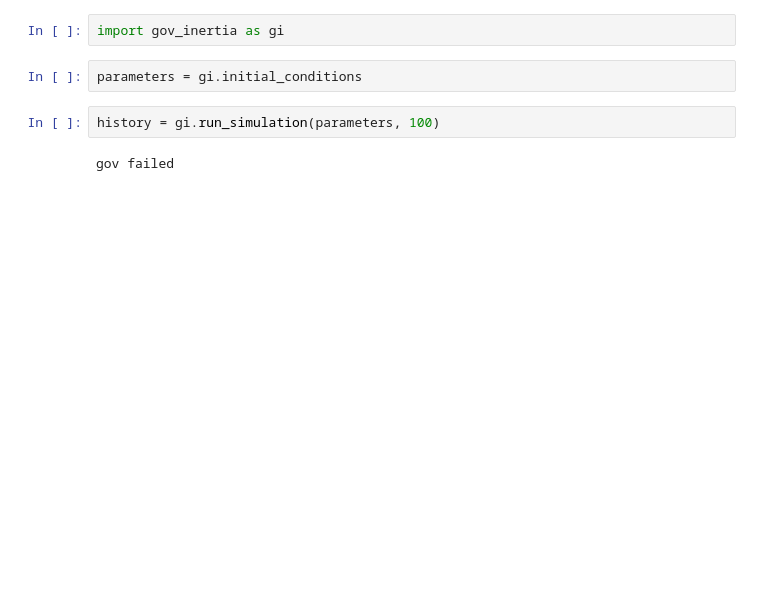
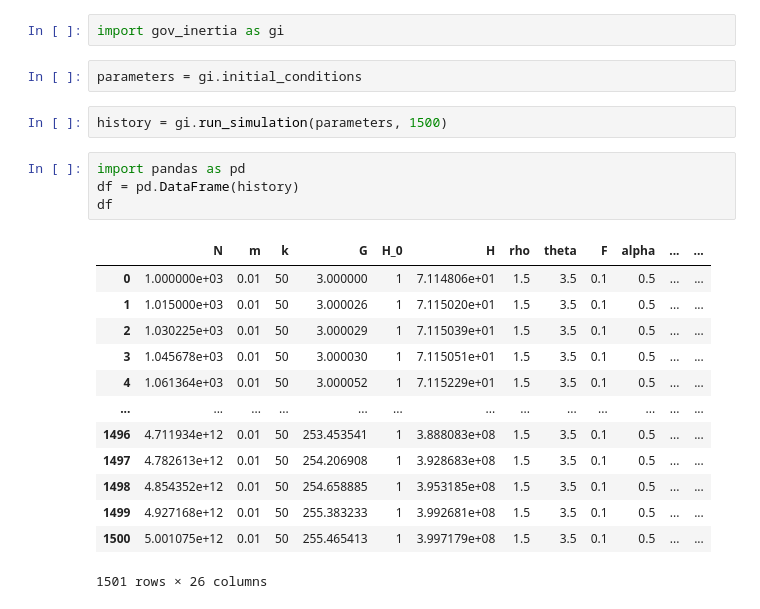
Before and after one commit to simonhansedasi/gov_inertia, a Jupyter notebook: run_simulation.ipynb, the cells around one changed output. Saved outputs shown, nothing was run; the diff lists cells and outputs as text; blank space fills up the shorter version.

```diff
--- a/run_simulation.ipynb
+++ b/run_simulation.ipynb
@@ -3,6 +3,22 @@ import gov_inertia as gi
 # %%
 parameters = gi.initial_conditions
 # %%
-history = gi.run_simulation(parameters, 100)
+history = gi.run_simulation(parameters, 1500)
-# %% [output]
-gov failed
+# %%
+import pandas as pd
+df = pd.DataFrame(history)
+df
+# %% [output]
+|  | N | m | k | G | H_0 | H | rho | theta | F | alpha | ... | ... |
+| 0 | 1.000000e+03 | 0.01 | 50 | 3.000000 | 1 | 7.114806e+01 | 1.5 | 3.5 | 0.1 | 0.5 | ... | ... |
+| 1 | 1.015000e+03 | 0.01 | 50 | 3.000026 | 1 | 7.115020e+01 | 1.5 | 3.5 | 0.1 | 0.5 | ... | ... |
+| 2 | 1.030225e+03 | 0.01 | 50 | 3.000029 | 1 | 7.115039e+01 | 1.5 | 3.5 | 0.1 | 0.5 | ... | ... |
+| 3 | 1.045678e+03 | 0.01 | 50 | 3.000030 | 1 | 7.115051e+01 | 1.5 | 3.5 | 0.1 | 0.5 | ... | ... |
+| 4 | 1.061364e+03 | 0.01 | 50 | 3.000052 | 1 | 7.115229e+01 | 1.5 | 3.5 | 0.1 | 0.5 | ... | ... |
+| ... | ... | ... | ... | ... | ... | ... | ... | ... | ... | ... | ... | ... |
+| 1496 | 4.711934e+12 | 0.01 | 50 | 253.453541 | 1 | 3.888083e+08 | 1.5 | 3.5 | 0.1 | 0.5 | ... | ... |
+| 1497 | 4.782613e+12 | 0.01 | 50 | 254.206908 | 1 | 3.928683e+08 | 1.5 | 3.5 | 0.1 | 0.5 | ... | ... |
+| 1498 | 4.854352e+12 | 0.01 | 50 | 254.658885 | 1 | 3.953185e+08 | 1.5 | 3.5 | 0.1 | 0.5 | ... | ... |
+| 1499 | 4.927168e+12 | 0.01 | 50 | 255.383233 | 1 | 3.992681e+08 | 1.5 | 3.5 | 0.1 | 0.5 | ... | ... |
+| 1500 | 5.001075e+12 | 0.01 | 50 | 255.465413 | 1 | 3.997179e+08 | 1.5 | 3.5 | 0.1 | 0.5 | ... | ... |
+1501 rows × 26 columns
```
Also changed, not shown: parts of 4 cells of this notebook, 1 other file.
